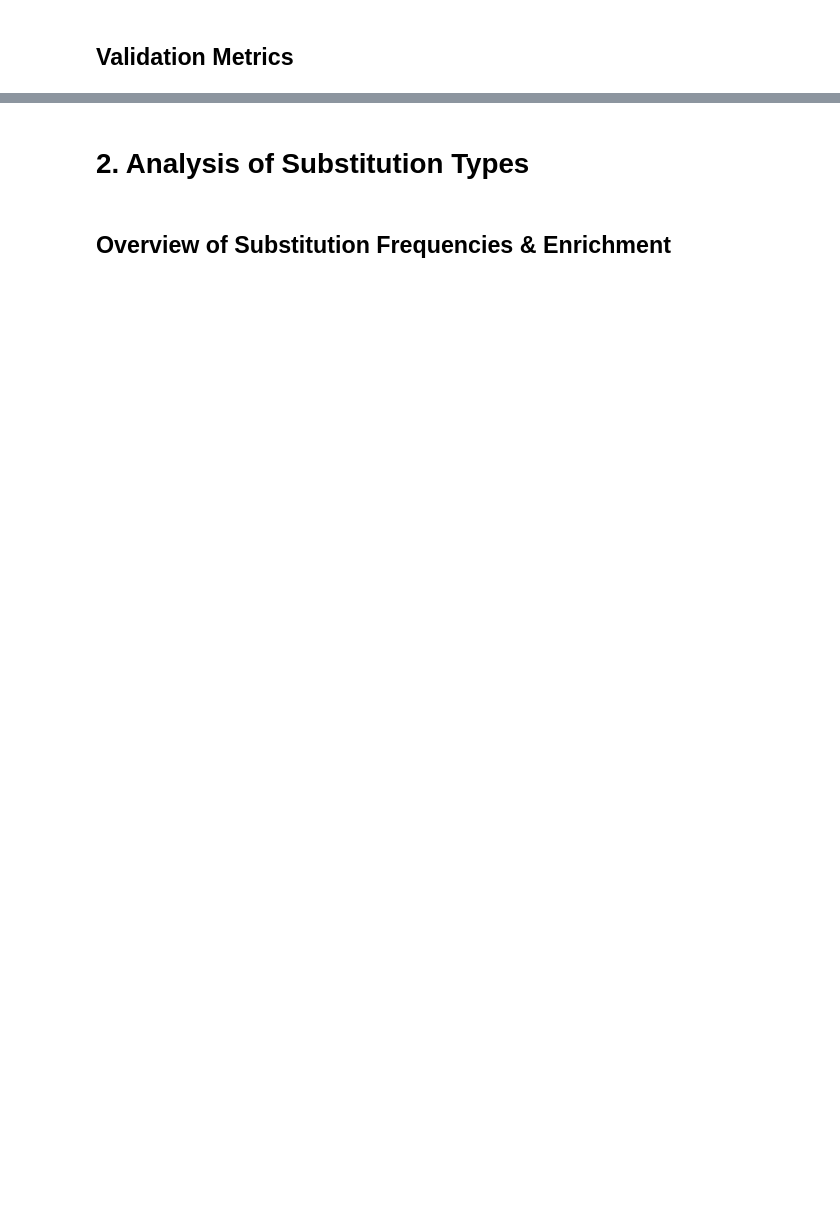
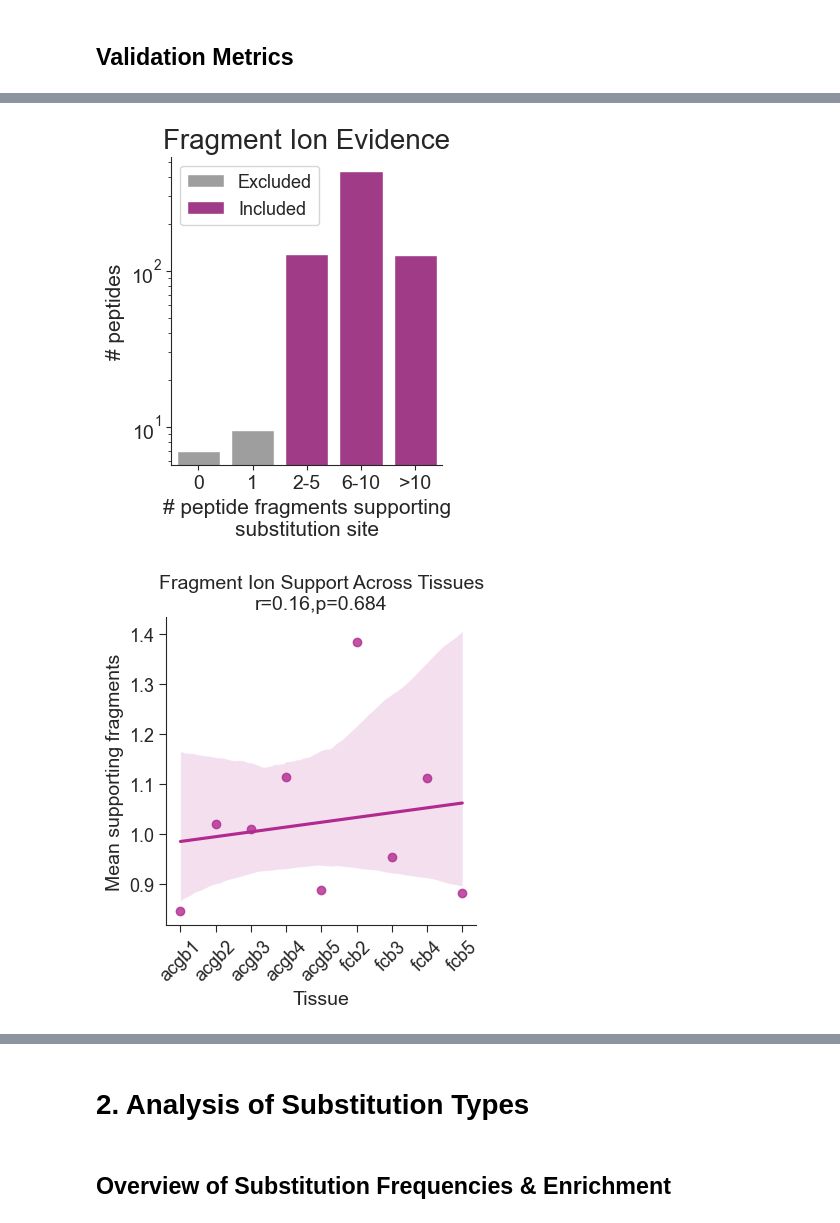
Before and after one commit to alexmaropakis/BrainDecode, a Jupyter notebook: Scripts/Analysis scripts/Alex_Analysis_Ping_Pipeline.ipynb, the cells around one changed output, grey strips where cells are left out. Drawn from its saved outputs; the diff is of its cells as text; code cells hidden in the pictures; blank space fills up the shorter version.

```diff
--- a/Scripts/Analysis scripts/Alex_Analysis_Ping_Pipeline.ipynb
+++ b/Scripts/Analysis scripts/Alex_Analysis_Ping_Pipeline.ipynb
@@ -986,41 +1188,44 @@ plt.savefig(PLOT_DIR+'SAAP_BP_PEP_kde_by_tissue.pdf',bbox_inches='tight')
 # %%
 # number of fragment ions supporting substitution site
 # plot n fragments barplots
-fig,ax=plt.subplots(figsize=(5,4))
+fig,ax=plt.subplots(figsize=(3.5,4))
 plot_df = frag_df
 sns.set_style('ticks')
 sns.barplot(data=plot_df, x='Bin', y='Count', hue='Used', dodge=False, palette=['#9E9E9E', '#B12A90'],errorbar=None)
 ax.tick_params('both', labelsize=14)
 
 plt.ylabel('# peptides', fontsize=15)
 handles, labels = ax.get_legend_handles_labels()
 plt.yscale("log")
 plt.title(f'Fragment Ion Evidence',fontsize=20)
 plt.legend(handles=handles, loc='upper left', labels=['Excluded', 'Included'], fontsize=13)
 plt.xlabel('# peptide fragments supporting\nsubstitution site', fontsize=15)
 sns.despine()
 plt.savefig(PLOT_DIR + 'fragment_ion_evidence_barplot_allDS.pdf', bbox_inches='tight')
 
 # fragment ion support correlation across tissues
-frag_df=pos_prob_df.copy()
-frag_df['N_fragments']=frag_df[['bp_b_left_frag_mass','bp_b_right_frag_mass','bp_y_left_frag_mass','bp_y_right_frag_mass']].notna().sum(axis=1)
-frag_df=frag_df.drop_duplicates(subset=['SAAP','TMT set'])
-tissue_corr=frag_df.groupby('Dataset')['N_fragments'].mean().reset_index()
-# tissue_corr=frag_df.groupby('Dataset')['N_fragments'].median().reset_index()
+frag_df_corr=pos_prob_df.copy()
+frag_df_corr['N_fragments']=frag_df_corr[['bp_b_left_frag_mass','bp_b_right_frag_mass','bp_y_left_frag_mass','bp_y_right_frag_mass']].notna().sum(axis=1)
+frag_df_corr=frag_df_corr.drop_duplicates(subset=['SAAP','TMT set'])
+tissue_corr=frag_df_corr.groupby('Dataset')['N_fragments'].mean().reset_index()
+# tissue_corr=frag_df_corr.groupby('Dataset')['N_fragments'].median().reset_index()
 tissue_corr['Dataset_num']=range(len(tissue_corr))
 r,p=sp.stats.pearsonr(tissue_corr['Dataset_num'],tissue_corr['N_fragments'])
 fig,ax=plt.subplots(figsize=(4,4))
 sns.regplot(data=tissue_corr,x='Dataset_num',y='N_fragments',color='#B12A90')
 ax.tick_params('both',labelsize=13)
 ax.set_xticks(tissue_corr['Dataset_num'])
 ax.set_xticklabels(tissue_corr['Dataset'],rotation=45)
 plt.xlabel('Tissue',fontsize=14)
 plt.ylabel('Mean supporting fragments',fontsize=14)
 sns.despine()
 plt.tick_params(axis='both', length=5)
 # plt.ylabel('Median supporting fragments',fontsize=14)
 plt.title(f'Fragment Ion Support Across Tissues\nr={r:.2f},p={p:.3g}',fontsize=14)
 plt.savefig(PLOT_DIR+'fragment_ion_evidence_tissue_correlation.pdf',bbox_inches='tight')
+# %% [output]
+[figure, added]
+[figure, added]
 # %%
 # cumulative density of q-values and PEPs across all datasets and samples
 # plot the p-values determined by MaxQuant and the q-values determined from only the substituted peptides
```
Also changed, not shown: parts of 49 cells of this notebook, 17 other files.
